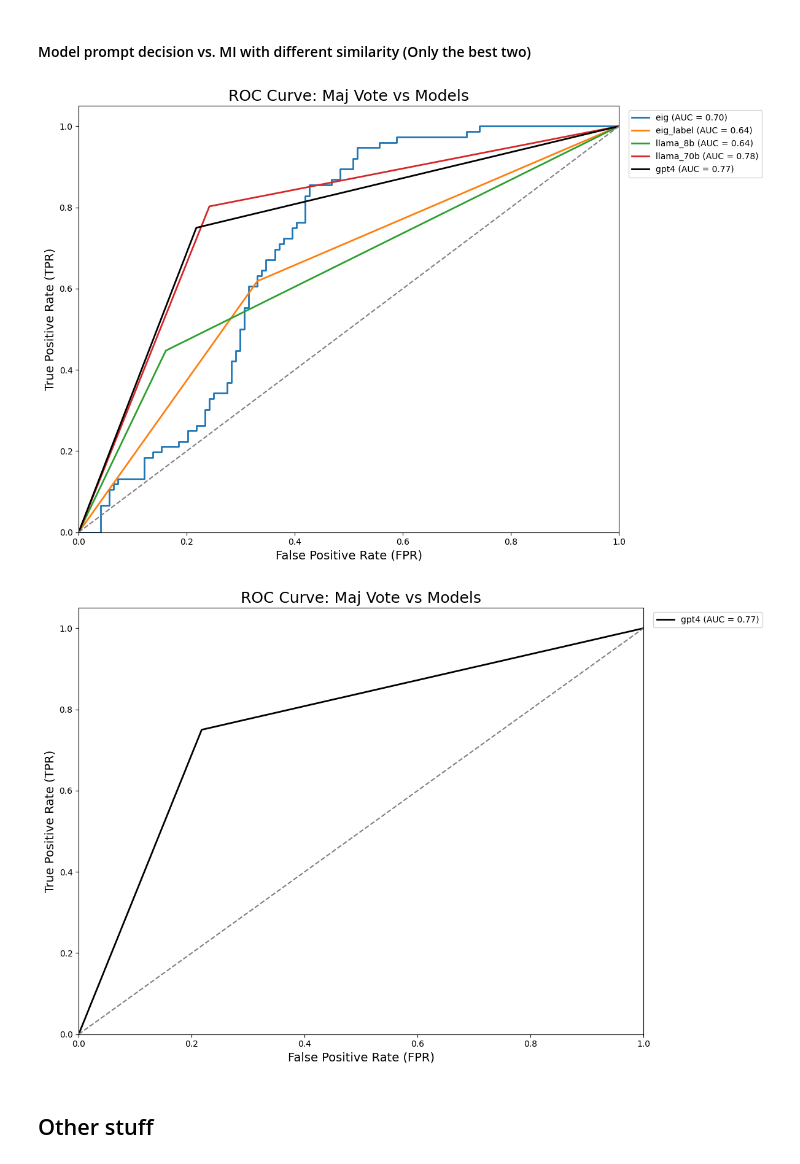
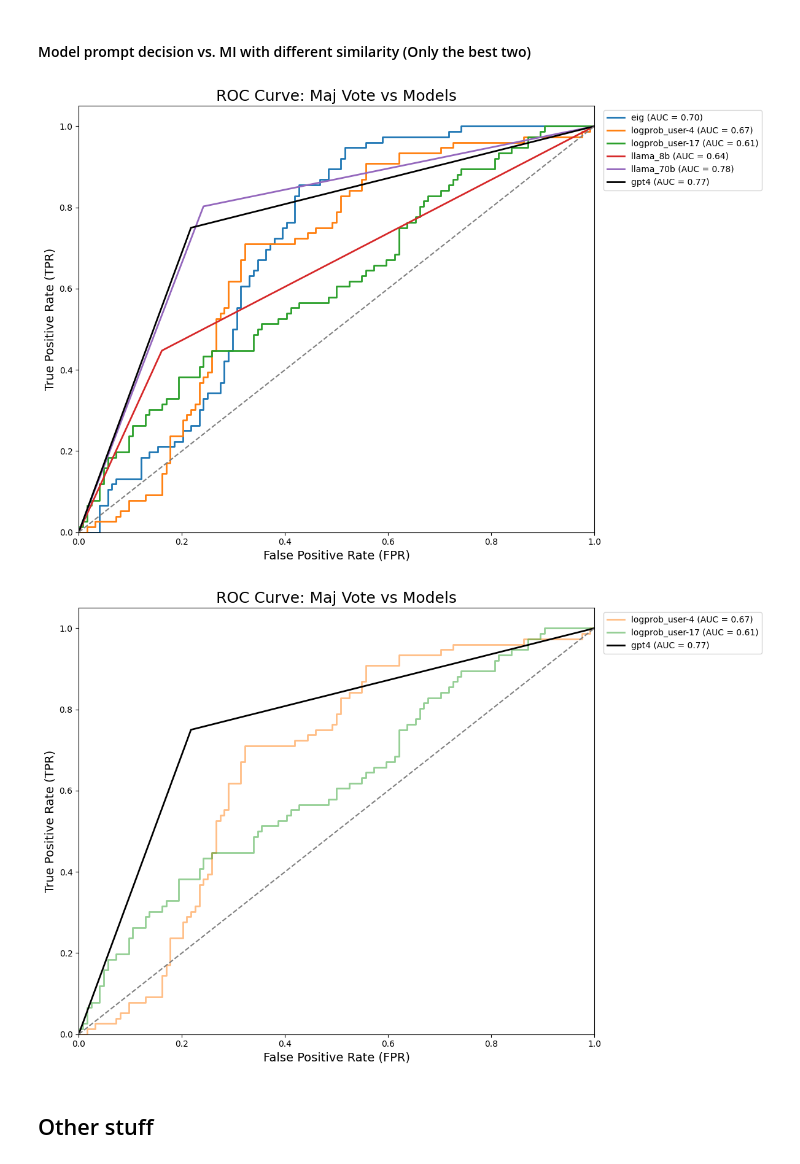
Before and after one commit to janphilippfranken/star-gate-human-eval, a Jupyter notebook: experiments/v1_conversation/prep_exps.ipynb, the cells around one changed output. Drawn from its saved outputs; the diff is of its cells as text; code cells hidden in the pictures.

Commit message:
plots

```diff
--- a/experiments/v1_conversation/prep_exps.ipynb
+++ b/experiments/v1_conversation/prep_exps.ipynb
@@ -41,7 +41,8 @@ def compute_roc_auc(y_true, y_scores):
 # EIG between users with different level similarity (Hidden)
 user_sim_eig_dict = {
     'eig': 'data/expected_info_gain/eigs_5k-user_4_17.json',
-    # 'logprob': 'data/expected_info_gain/eigs_0_5000_prompts_1_user_turn_1.json',
+    'logprob_user-4': 'data/expected_info_gain/eigs_5k-user_4.json',
+    'logprob_user-17': 'data/expected_info_gain/eigs_5k-user_17.json',
 }
 # %% [markdown]
 ### Compare Median EIGs for each similarity
@@ -123,16 +124,16 @@ Mean vote labels: 200, pos 77.33333333333334, neg 122.66666666666666
 # %%
 # hand tuned costs
 cost_dict = {
-    'eig': 0.021,
-    # 'eig': 0.0165,    # maximize F1
-    # 'logprob': 0.005
+    'eig': 0.0165,
+    'logprob_user-4': 0.3,
+    'logprob_user-17': 0.022,
 }
 
 model_vs_maj_vote_f1_scores = {}
 for user_sim, eigs in user_sim_eigs.items():
     eigs = np.array(eigs)
     cost = cost_dict[user_sim]
-    print(user_sim, cost)
+    # print(user_sim, cost)
     # performing median split
     labels = (eigs > cost).astype(int)
     f1 = f1_score(maj_vote, labels, average='binary')
@@ -157,2 +158,0 @@ F1 score for eig vs. majority vote: 0.573170731707317
-# %%
-user_sim_eigs['eig_label'] = model_labels['eig']
@@ -184,33 +188,34 @@ custom_palette = ['#1f77b4', '#ff7f0e', '#2ca02c', '#d62728', '#9467bd',
 # %%
 # Add LM results to user_sim_eigs
 for model, labels in model_labels.items():
-    if model not in ['logprob', 'eig']:
+    if model not in ['logprob_user-4', 'logprob_user-17', 'eig']:
         user_sim_eigs[model] = labels
 # %%
 plt.figure(figsize=(12, 8))
 sns.set_palette('colorblind')
 # for i, (model, labels) in enumerate(model_labels.items()):
 for i, (model, labels) in enumerate(user_sim_eigs.items()):
-    if ('users-' in model and ('4-17' in model or '1-10' in model or '2-18' in model or 'logprob' in model)) or 'user' not in model:
+    # if ('user-' in model) or 'user' not in model:
+    if True:
         fpr, tpr, roc_auc = compute_roc_auc(maj_vote, labels)
         color = custom_palette[i]
         if model == 'gpt4':
             plt.plot(fpr, tpr, lw=2, color='black', label=f'{model} (AUC = {roc_auc:.2f})')
         else:
             plt.plot(fpr, tpr, lw=2, color=color, label=f'{model} (AUC = {roc_auc:.2f})')
 
 # baseline: random classifier
 plt.plot([0, 1], [0, 1], color='gray', linestyle='--')
 plt.xlim([0.0, 1.0])
 plt.ylim([0.0, 1.05])
 plt.xlabel('False Positive Rate (FPR)', fontsize=14)
 plt.ylabel('True Positive Rate (TPR)', fontsize=14)
 plt.title('ROC Curve: Maj Vote vs Models', fontsize=18)
 plt.legend(bbox_to_anchor=(1.01, 1), loc='upper left')
 plt.tight_layout()
 plt.show()
 # %% [output]
-[figure, old version]
+[figure, new version]
 # %%
 plt.figure(figsize=(12, 8))
 # sns.set_palette('colorblind')
@@ -236,7 +241,7 @@ plt.legend(bbox_to_anchor=(1.01, 1), loc='upper left')
 plt.tight_layout()
 plt.show()
 # %% [output]
-[figure, old version]
+[figure, new version]
 # %% [markdown]
 ## Other stuff
 # %%
```
Also changed, not shown: parts of 6 cells of this notebook, 55 other files.
